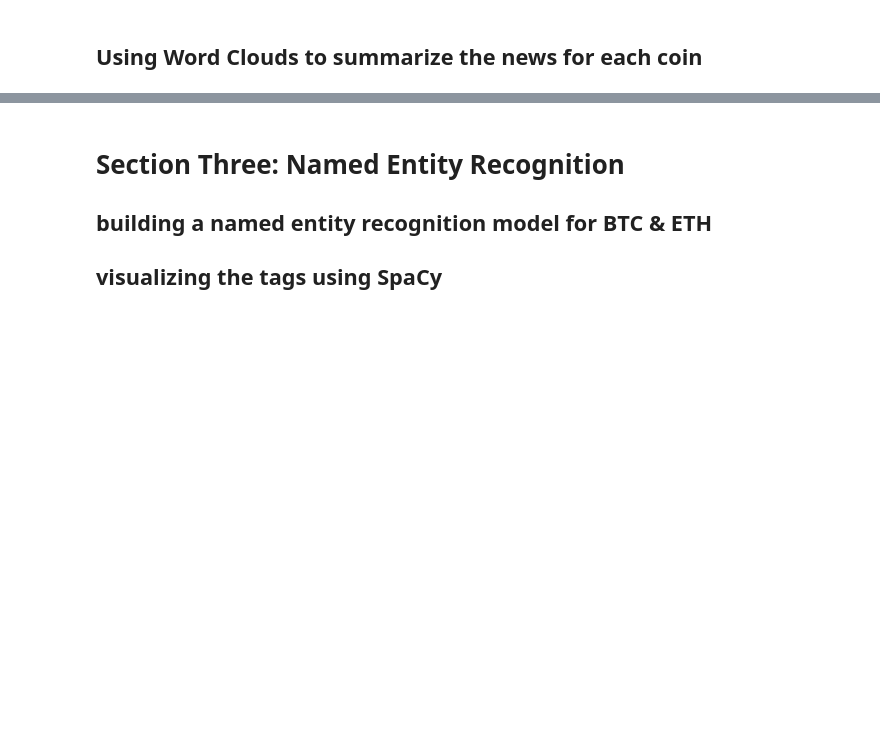
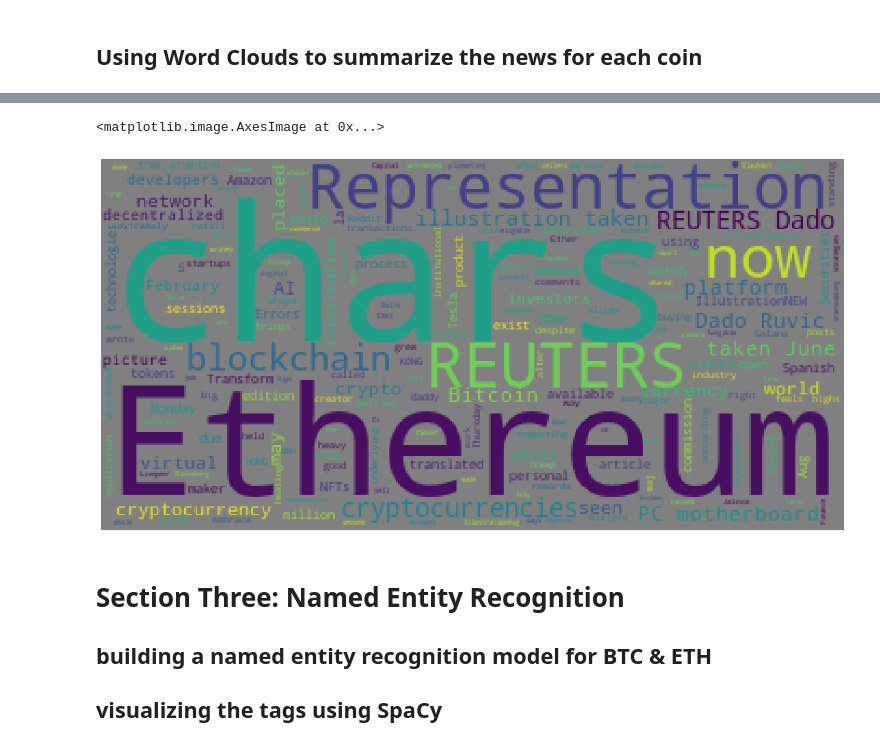
Before and after one commit to yrlbaker/unit12_hw, a Jupyter notebook: NLP/sa_nlp_hw.ipynb, the cells around one changed output, grey strips where cells are left out. Cells and saved outputs as stored; diff of their text form; code cells hidden in the pictures; blank space fills up the shorter version.

```diff
--- a/NLP/sa_nlp_hw.ipynb
+++ b/NLP/sa_nlp_hw.ipynb
@@ -340,3 +431,12 @@ mpl.rcParams['figure.figsize'] = [20.0, 10.0]
+# %%
+# Generate the Ethereum word cloud
+eth_cloud = WordCloud(background_color="gray").generate(ethereum_df.text.str.cat())
+eth_cloud
+plt.axis("off")
+plt.imshow(eth_cloud)
+# %% [output]
+<matplotlib.image.AxesImage at 0x...>
+[figure, added]
 # %% [markdown]
 # Section Three: Named Entity Recognition
 ## building a named entity recognition model for BTC & ETH
```
Also changed, not shown: parts of 16 cells of this notebook, 1 other file.
